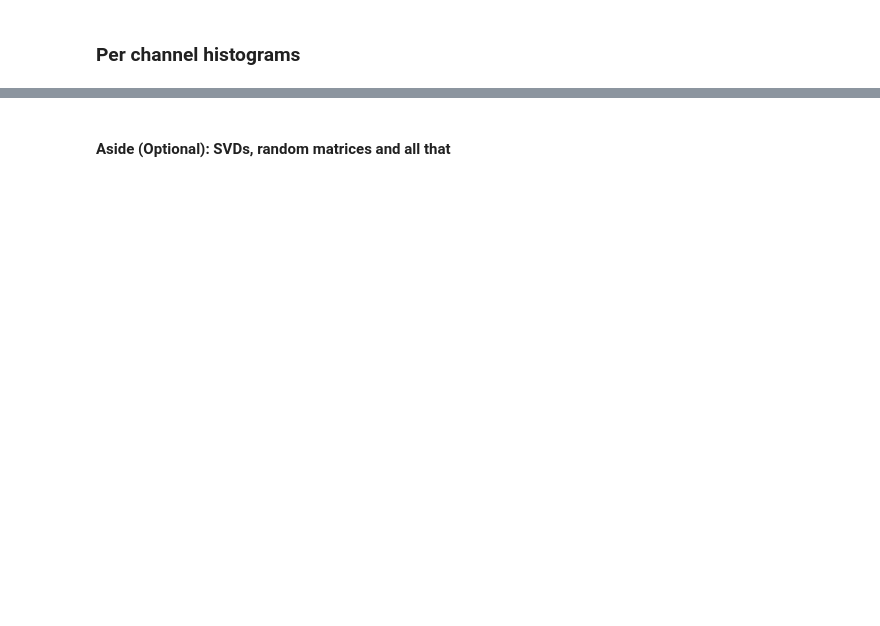
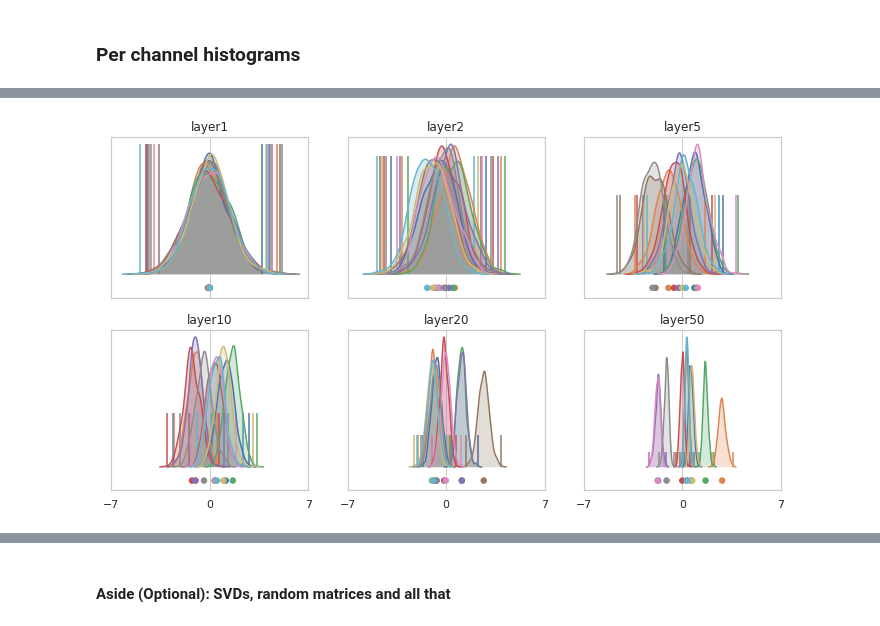
Before and after one commit to aptsunny/Efficient-CIFAR-Series, a Jupyter notebook: notebook/batch_norm_post.ipynb, the cells around one changed output, grey strips where cells are left out. Saved outputs shown, nothing was run; the diff lists cells and outputs as text; code cells hidden in the pictures; blank space fills up the shorter version.

```diff
--- a/batch_norm_post.ipynb
+++ b/notebook/batch_norm_post.ipynb
@@ -954,3 +1102,13 @@ layout([
+# %%
+# new
+fig = {name: channel_plot(output[layer], title=name) for name, layer in layers.items()}
+
+layout([
+    [fig['layer1'], fig['layer2'], fig['layer5']],
+    [fig['layer10'], fig['layer20'], fig['layer50']],
+], sharex=True);
+# %% [output]
+[figure, added]
 # %% [markdown]
 These tell a rather different story!
 
```
Also changed, not shown: parts of 64 cells of this notebook, 17 other files.
